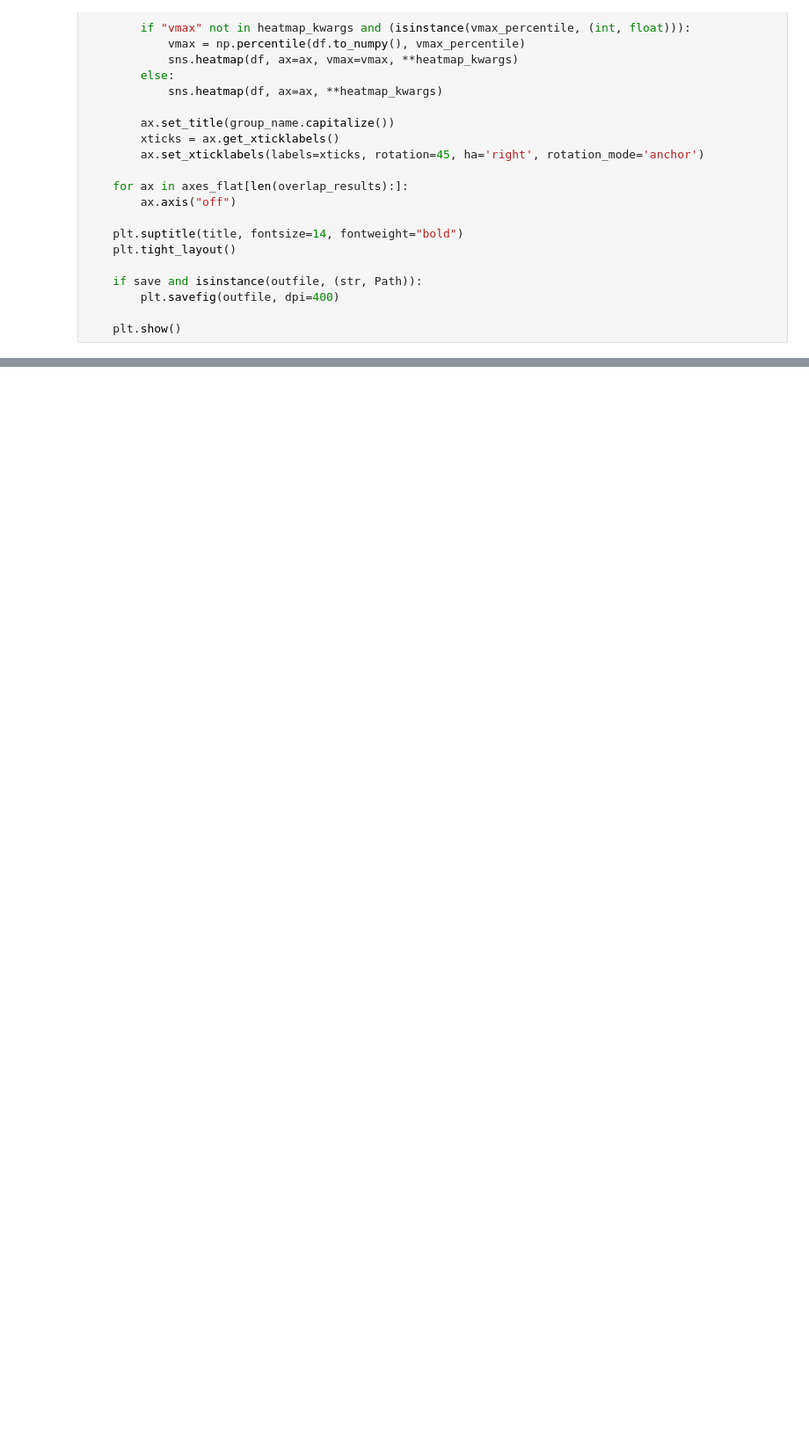
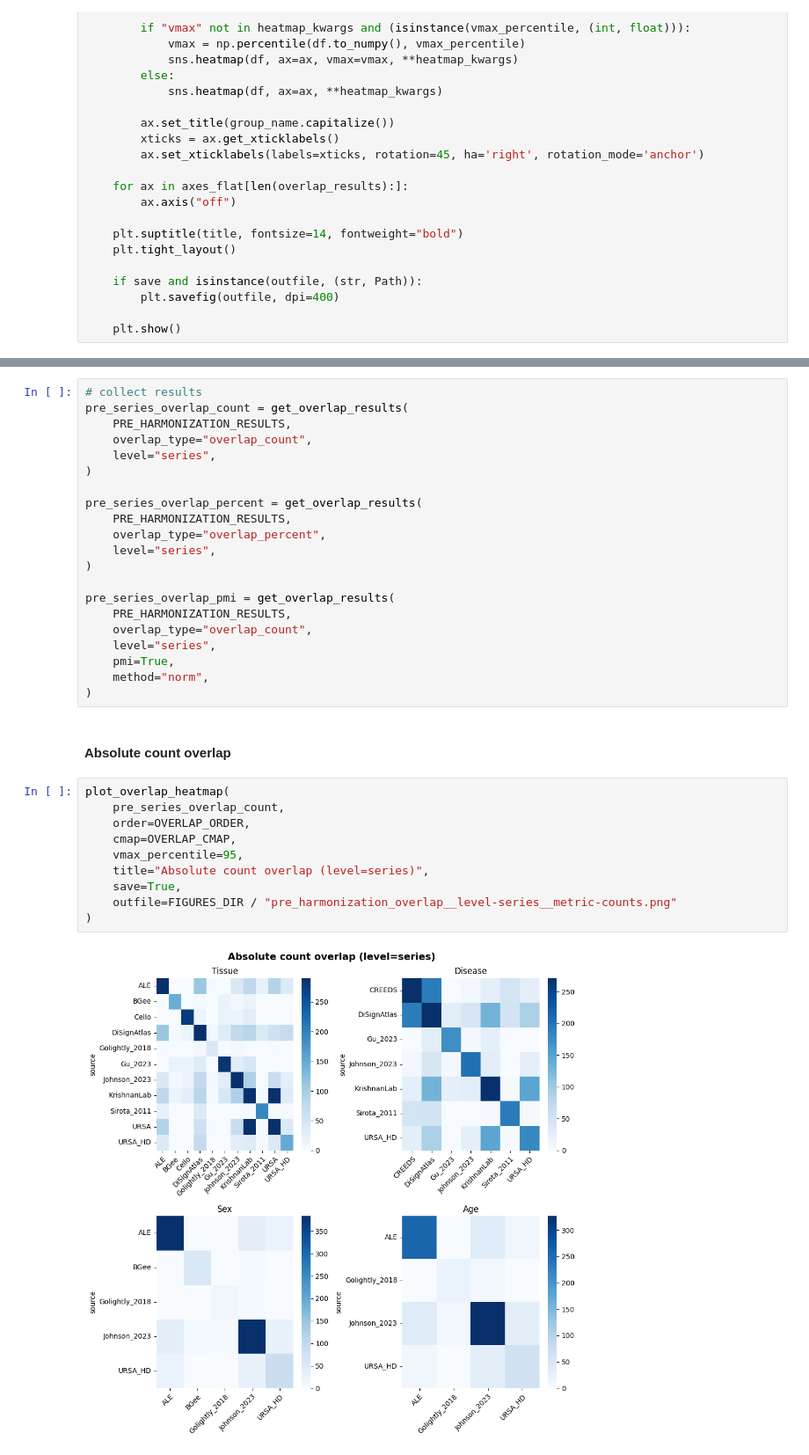
Before and after one commit to krishnanlab/meta-hq, a Jupyter notebook: notebook/manuscript_figures.ipynb, the cells around one changed output, grey strips where cells are left out. Shown at 88% size. Cells and saved outputs as stored; diff of their text form; blank space fills up the shorter version.

```diff
--- a/notebook/manuscript_figures.ipynb
+++ b/notebook/manuscript_figures.ipynb
@@ -768,0 +847,35 @@ def plot_overlap_heatmap(
+# %%
+# collect results
+pre_series_overlap_count = get_overlap_results(
+    PRE_HARMONIZATION_RESULTS,
+    overlap_type="overlap_count",
+    level="series",
+)
+
+pre_series_overlap_percent = get_overlap_results(
+    PRE_HARMONIZATION_RESULTS,
+    overlap_type="overlap_percent",
+    level="series",
+)
+
+pre_series_overlap_pmi = get_overlap_results(
+    PRE_HARMONIZATION_RESULTS,
+    overlap_type="overlap_count",
+    level="series",
+    pmi=True,
+    method="norm",
+)
+# %% [markdown]
+#### Absolute count overlap
+# %%
+plot_overlap_heatmap(
+    pre_series_overlap_count,
+    order=OVERLAP_ORDER,
+    cmap=OVERLAP_CMAP,
+    vmax_percentile=95,
+    title="Absolute count overlap (level=series)",
+    save=True,
+    outfile=FIGURES_DIR / "pre_harmonization_overlap__level-series__metric-counts.png"
+)
+# %% [output]
+[figure, added]
```
Also changed, not shown: parts of 88 cells of this notebook, 13 other files.
